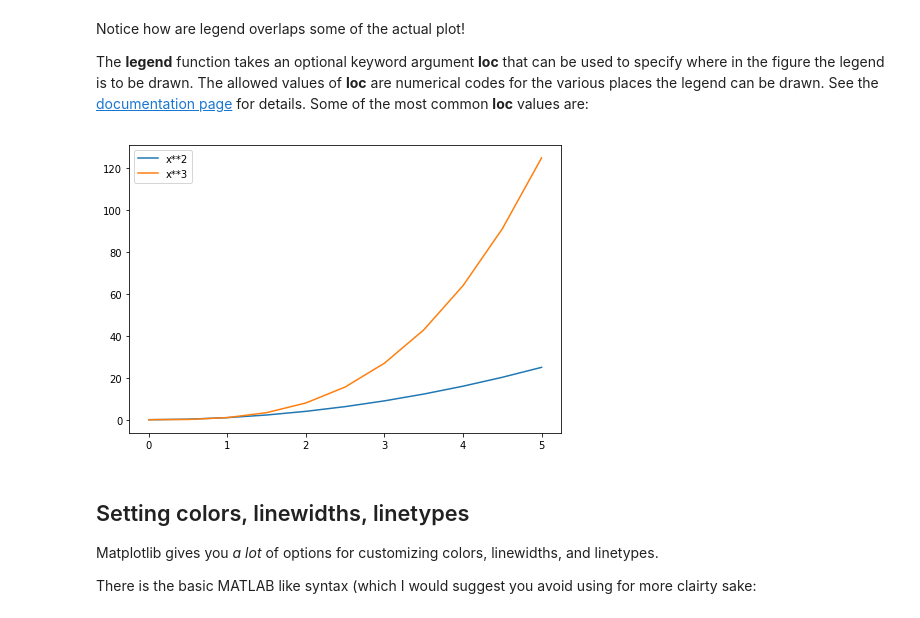
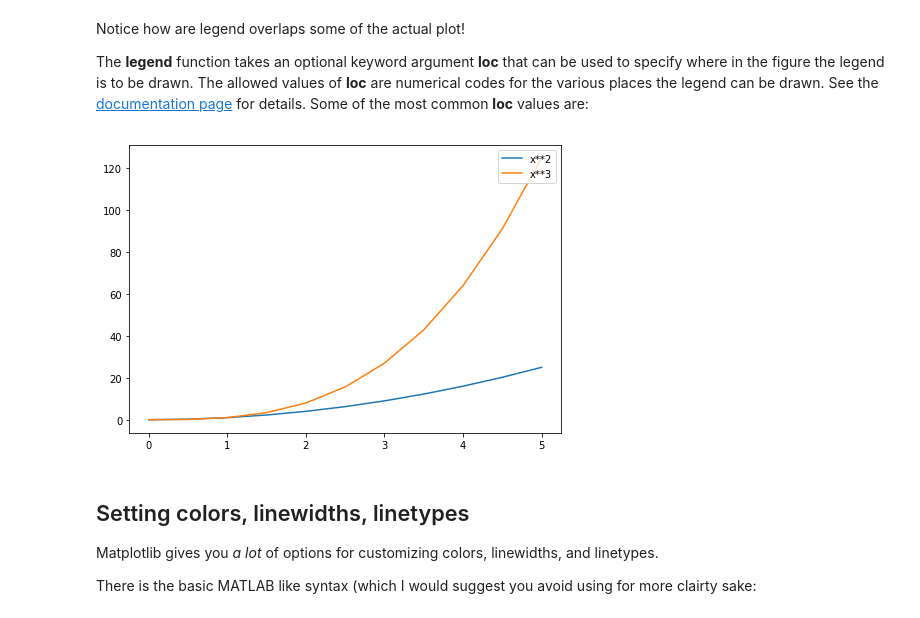
Before and after one commit to KindYAK/DSAcademy---2019-, a Jupyter notebook: MatPlotLib/01-Matplotlib Concepts Lecture.ipynb, the cells around one changed output. Saved outputs shown, nothing was run; the diff lists cells and outputs as text; code cells hidden in the pictures.

```diff
--- a/MatPlotLib/01-Matplotlib Concepts Lecture.ipynb
+++ b/MatPlotLib/01-Matplotlib Concepts Lecture.ipynb
@@ -259,18 +276,18 @@ The **legend** function takes an optional keyword argument **loc** that can be u
 # %%
 # Lots of options....
 
 ax.legend(loc=1) # upper right corner
-ax.legend(loc=2) # upper left corner
-ax.legend(loc=3) # lower left corner
-ax.legend(loc=4) # lower right corner
+# ax.legend(loc=2) # upper left corner
+# ax.legend(loc=3) # lower left corner
+# ax.legend(loc=4) # lower right corner
 
 # .. many more options are available
 
 # Most common to choose
-ax.legend(loc=0) # let matplotlib decide the optimal location
+# ax.legend(loc=0) # let matplotlib decide the optimal location
 fig
 # %% [output]
-[figure, old version]
+[figure, new version]
 # %% [markdown]
 ## Setting colors, linewidths, linetypes
 
```
Also changed, not shown: parts of 11 cells of this notebook, 12 other files.
